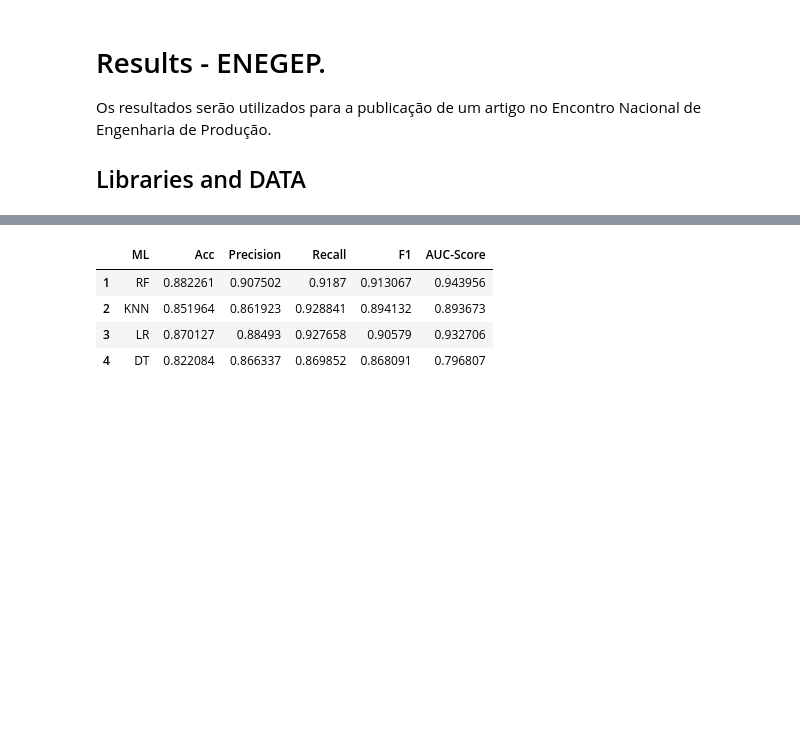
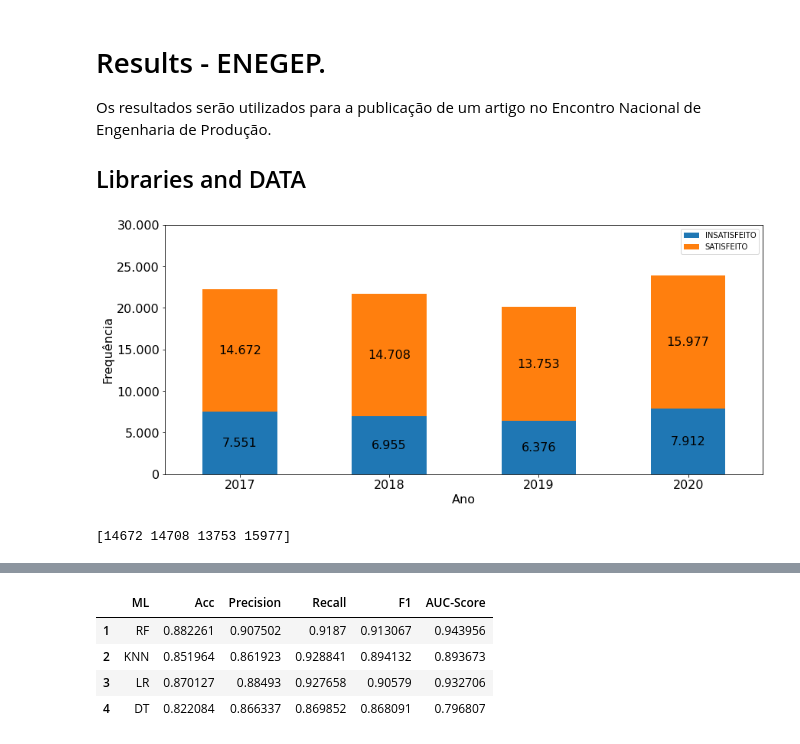
Before and after one commit to mrelero/machine-learning-anatel-database, a Jupyter notebook: ML_Techs/paper-enegep.ipynb, the cells around one changed output, grey strips where cells are left out. Cells and saved outputs as stored; diff of their text form; code cells hidden in the pictures; blank space fills up the shorter version.

```diff
--- a/ML_Techs/paper-enegep.ipynb
+++ b/ML_Techs/paper-enegep.ipynb
@@ -111,8 +111,8 @@ Data_Filter = Data_Filter[Data_Filter.H1 != 99]
 Data_Filter.loc[Data_Filter.J1 >= 6, "J1"] = "SATISFEITO"
 Data_Filter.loc[Data_Filter.J1 != "SATISFEITO", "J1"] = "INSATISFEITO"
 
-Data_Filter["J1"] = Data_Filter["J1"].replace("SATISFEITO",1)
-Data_Filter["J1"] = Data_Filter["J1"].replace("INSATISFEITO",0)
+#Data_Filter["J1"] = Data_Filter["J1"].replace("SATISFEITO",1)
+#Data_Filter["J1"] = Data_Filter["J1"].replace("INSATISFEITO",0)
 
 
 
@@ -129,3 +129,33 @@ Dados_X = Data_Filter.copy()
 Dados_X.drop("J1", inplace= True, axis = 1)
 
 X_train, X_test, y_train, y_test = train_test_split(Dados_X, Dados_Y, test_size=0.3,random_state=109) # 70% training and 30% tes
+# %%
+df2 = Data_Filter.groupby(['ANO_BASE', 'J1'])['J1'].count().unstack()
+
+label_satis = list()
+label_insatis = list()
+
+for i in df2["SATISFEITO"].values:
+    label_satis.append("{:,}".format(i).replace(",", "."))
+
+for i in df2["INSATISFEITO"].values:
+    label_insatis.append("{:,}".format(i).replace(",", "."))
+
+ax = df2.plot(kind='bar', stacked=True)
+ax.bar_label(ax.containers[0], labels = label_insatis, fontsize = 16, label_type = 'center')
+ax.bar_label(ax.containers[1], labels = label_satis, fontsize = 16, label_type = 'center')
+plt.gcf().set_size_inches(14, 6)
+plt.xlabel("Ano", fontsize = 16)
+ax.set_ylim([0,30000])
+plt.xticks( rotation=0, fontsize = 16)
+plt.yticks (fontsize = 16)
+ax.set_yticklabels([0, "5.000", "10.000", "15.000", "20.000", "25.000", "30.000"])
+plt.ylabel("Frequência", fontsize = 16)
+plt.legend(loc='upper right')
+plt.show()
+# %% [output]
+[figure, added]
+# %%
+print(df2["SATISFEITO"].values)
+# %% [output]
+[14672 14708 13753 15977]
```
Also changed, not shown: parts of 4 cells of this notebook, 3 other files.
